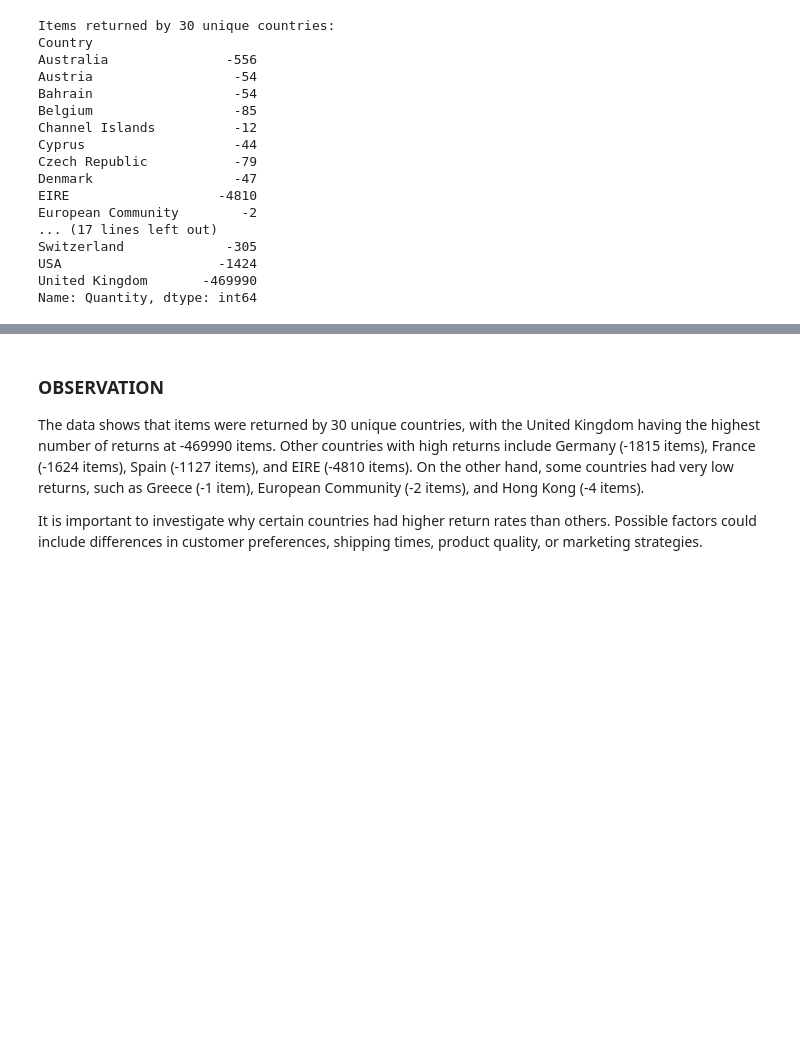
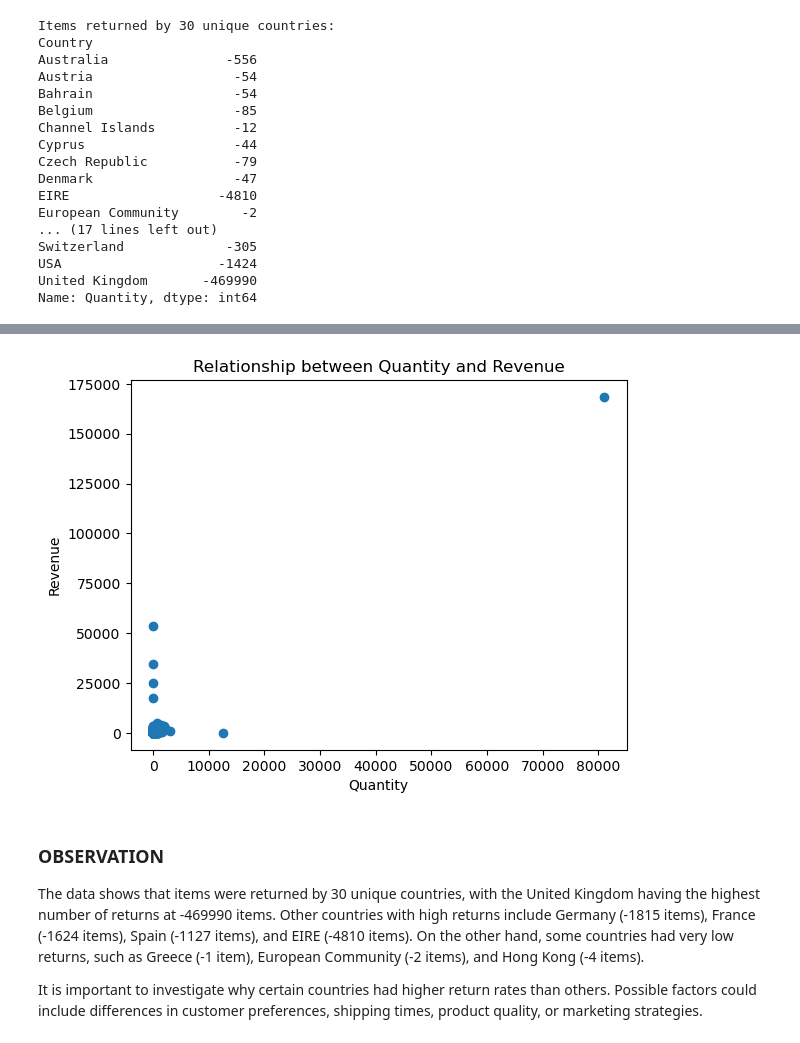
Before and after one commit to LoveRedemption/Customer-Behavior-Analysis, a Jupyter notebook: EDA_Online_Retail_Store.ipynb, the cells around one changed output, grey strips where cells are left out. Cells and saved outputs as stored; diff of their text form; code cells hidden in the pictures; blank space fills up the shorter version.

```diff
--- a/EDA_Online_Retail_Store.ipynb
+++ b/EDA_Online_Retail_Store.ipynb
@@ -475,3 +494,12 @@ Name: Quantity, dtype: int64
+# %%
+# plot the relationship between quantity and revenue
+plt.scatter(df['Quantity'], df['Revenue'])
+plt.xlabel('Quantity')
+plt.ylabel('Revenue')
+plt.title('Relationship between Quantity and Revenue')
+plt.show()
+# %% [output]
+[figure, added]
 # %% [markdown]
 ### OBSERVATION
 
```
Also changed, not shown: parts of 16 cells of this notebook.
